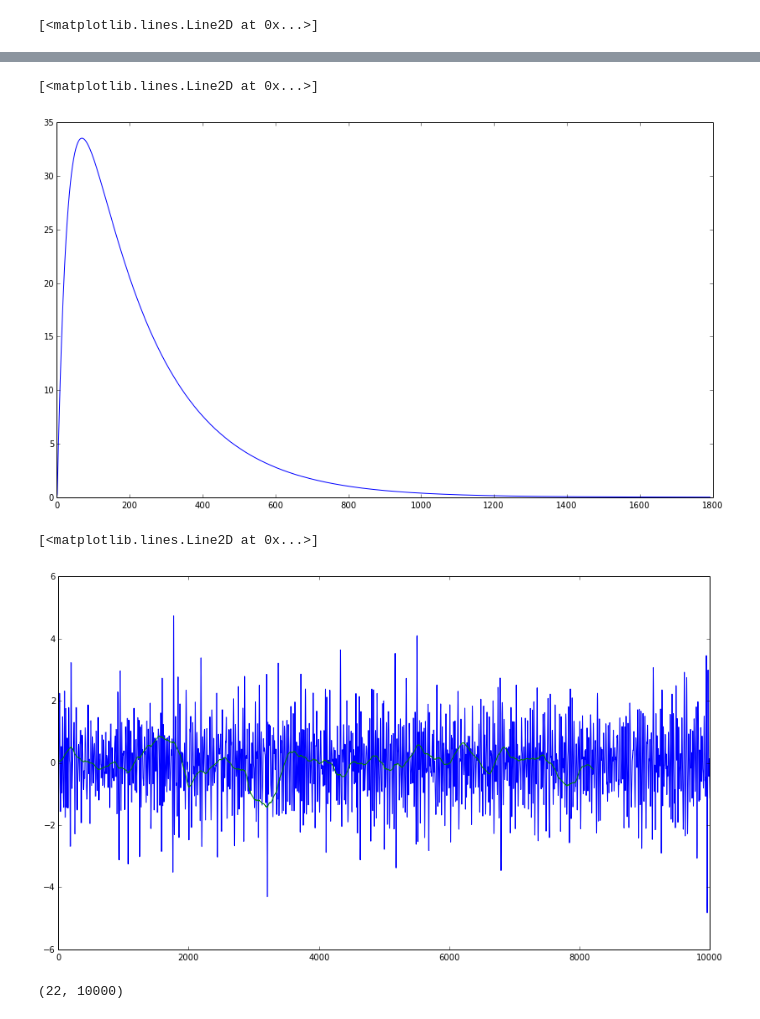
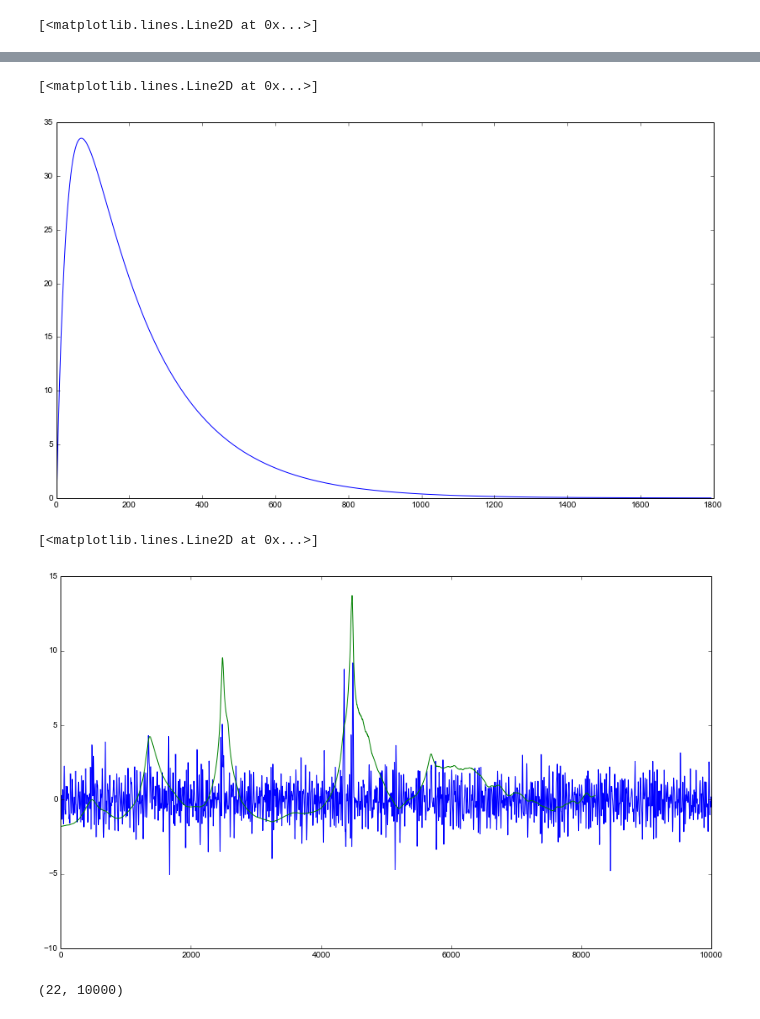
Before and after one commit to shababo/psc-detection-dist, a Jupyter notebook: stimfit/stimfit-evoked.ipynb, the cells around one changed output, grey strips where cells are left out. Cells and saved outputs as stored; diff of their text form; code cells hidden in the pictures.

```diff
--- a/stimfit/stimfit-evoked.ipynb
+++ b/stimfit/stimfit-evoked.ipynb
@@ -62,25 +60,26 @@ plt.plot(spikes[0,])
 template_file = '/media/shababo/Layover/projects/mapping/code/psc-detection/stimfit/evoked-ipsc-0106-template.npy'
 #template_data = scio.loadmat(template_file)
 #template = template_data['template'].squeeze()
-template = np.load(template_file) - template[0]
+template = np.load(template_file)
+template = template - template[0]
 
 fig = plt.figure(figsize=(14,8), dpi=72)
 plt.plot(template)
 # %% [output]
 [<matplotlib.lines.Line2D at 0x...>]
-[figure, old version]
+[figure, new version]
 # %%
-trace_ind = 100
+trace_ind = 1
 deconv = stfio.detect_events(mat_data['traces'][trace_ind,],template,.05,mode="deconvolution",lowpass=.4,highpass=.0001)
 crit = stfio.detect_events(mat_data['traces'][trace_ind,],template,.05,mode="criterion")
 %matplotlib inline
 
 fig = plt.figure(figsize=(14,8), dpi=72)
 plt.plot(deconv)
 plt.plot(crit)
 # %% [output]
 [<matplotlib.lines.Line2D at 0x...>]
-[figure, old version]
+[figure, new version]
 # %%
 posterior_ar2_file = '/media/shababo/Layover/projects/mapping/code/psc-detection/data/evoked-20160102_ExpI-neg30_fix-posterior.mat'
 posterior_ar2 = scio.loadmat(posterior_ar2_file)
```
Also changed, not shown: parts of 10 cells of this notebook, 2 other files.
